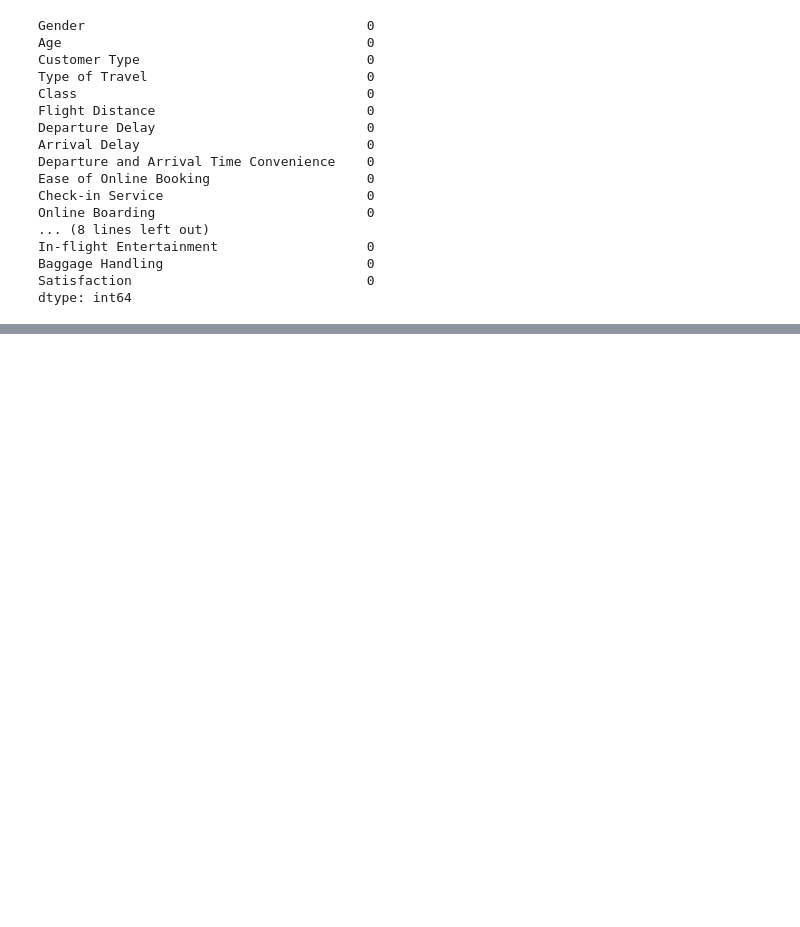
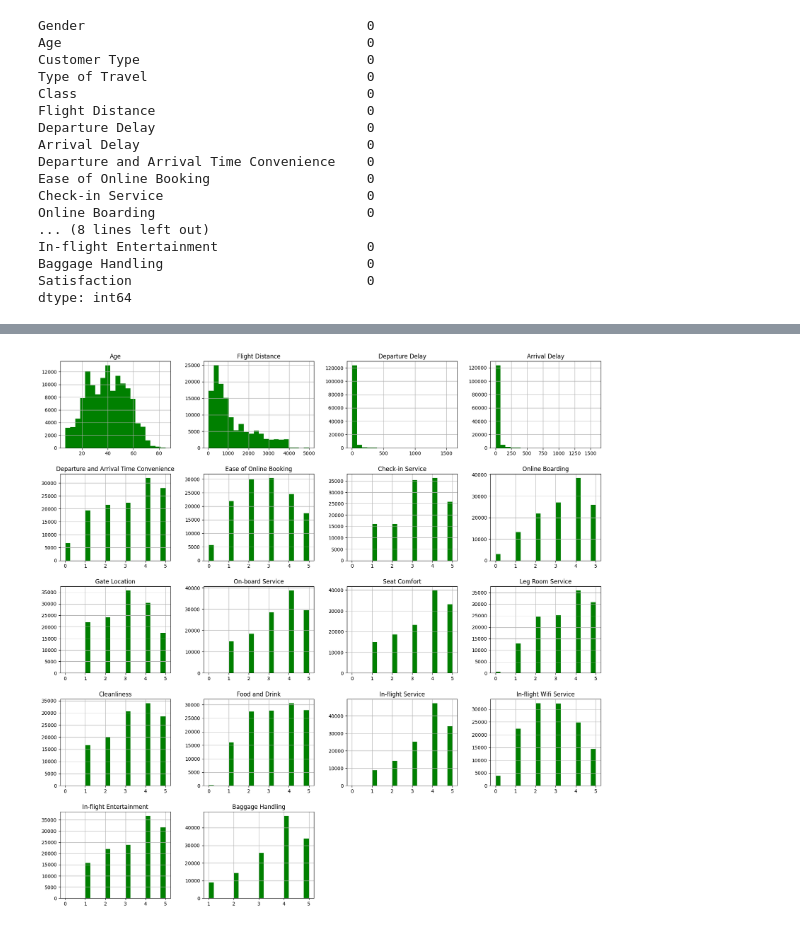
Before and after one commit to S0fft/Airline-Passenger-Satisfaction, a Jupyter notebook: airline_passenger_satisfaction.ipynb, the cells around one changed output, grey strips where cells are left out. Saved outputs shown, nothing was run; the diff lists cells and outputs as text; code cells hidden in the pictures; blank space fills up the shorter version.

```diff
--- a/airline_passenger_satisfaction.ipynb
+++ b/airline_passenger_satisfaction.ipynb
@@ -135,0 +159,5 @@ dtype: int64
+# %%
+df.hist(bins=20, figsize=(20, 20), color='green')
+plt.show()
+# %% [output]
+[figure, added]
```
Also changed, not shown: parts of 4 cells of this notebook.
